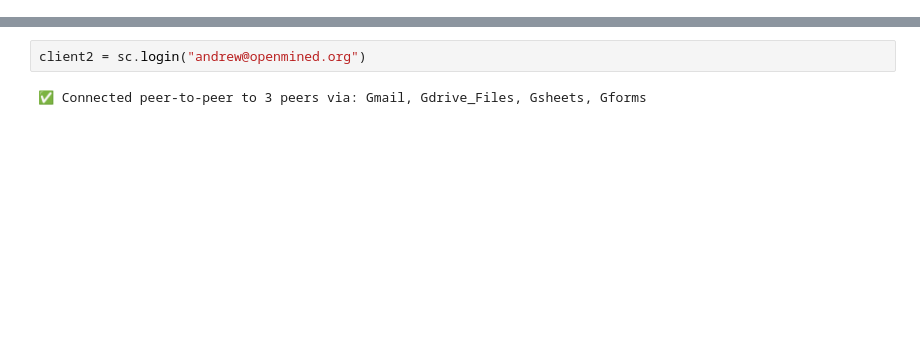
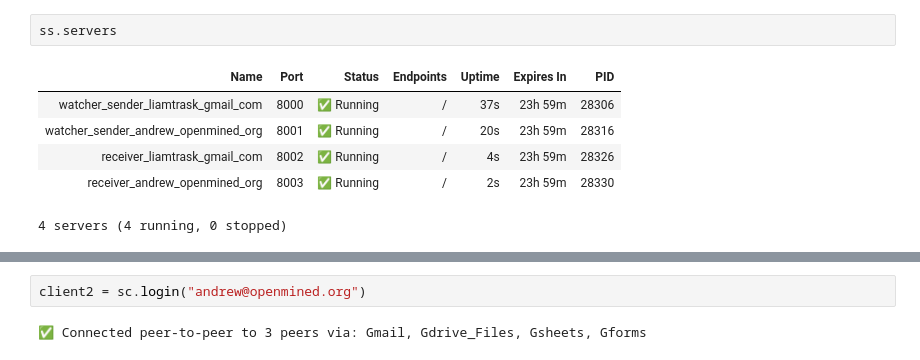
Before and after one commit to OpenMined/syft-client, a Jupyter notebook: test_notebooks/Test Sync.ipynb, the cells around one changed output, grey strips where cells are left out. Drawn from its saved outputs; the diff is of its cells as text; blank space fills up the shorter version.

```diff
--- a/test_notebooks/Test Sync.ipynb
+++ b/test_notebooks/Test Sync.ipynb
@@ -8,0 +48,9 @@ client1 = sc.login("liamtrask@gmail.com")
+# %%
+ss.servers
+# %% [output]
+| Name | Port | Status | Endpoints | Uptime | Expires In | PID |
+| watcher_sender_liamtrask_gmail_com | 8000 | ✅ Running | / | 37s | 23h 59m | 28306 |
+| watcher_sender_andrew_openmined_org | 8001 | ✅ Running | / | 20s | 23h 59m | 28316 |
+| receiver_liamtrask_gmail_com | 8002 | ✅ Running | / | 4s | 23h 59m | 28326 |
+| receiver_andrew_openmined_org | 8003 | ✅ Running | / | 2s | 23h 59m | 28330 |
+4 servers (4 running, 0 stopped)
```
Also changed, not shown: parts of 17 cells of this notebook, 17 other files.
